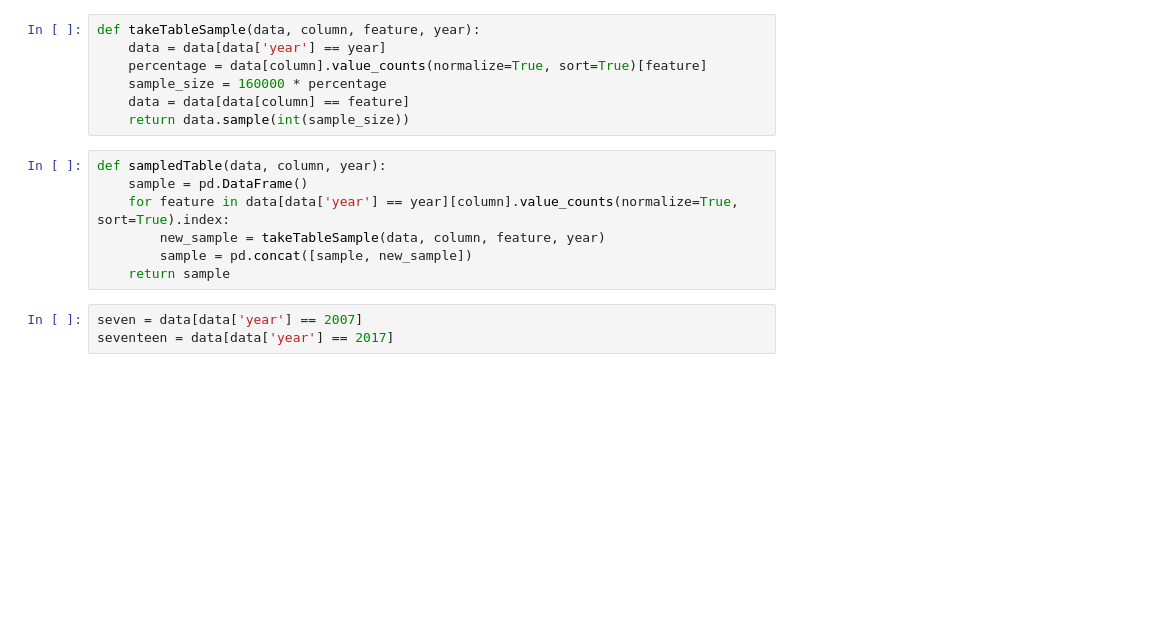
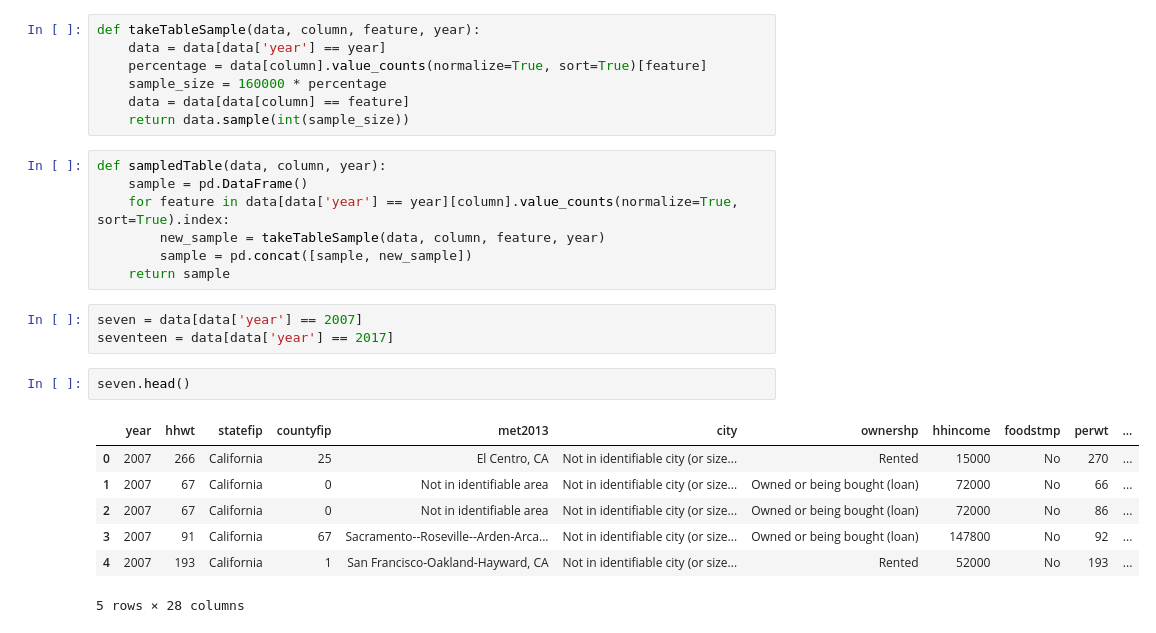
Before and after one commit to ds-modules/CP-113A, a Jupyter notebook: Sampling.ipynb, the cells around one changed output. Saved outputs shown, nothing was run; the diff lists cells and outputs as text; blank space fills up the shorter version.

```diff
--- a/Sampling.ipynb
+++ b/Sampling.ipynb
@@ -29,3 +29,13 @@ def sampledTable(data, column, year):
 # %%
 seven = data[data['year'] == 2007]
 seventeen = data[data['year'] == 2017]
+# %%
+seven.head()
+# %% [output]
+|  | year | hhwt | statefip | countyfip | met2013 | city | ownershp | hhincome | foodstmp | perwt | ... |
+| 0 | 2007 | 266 | California | 25 | El Centro, CA | Not in identifiable city (or size... | Rented | 15000 | No | 270 | ... |
+| 1 | 2007 | 67 | California | 0 | Not in identifiable area | Not in identifiable city (or size... | Owned or being bought (loan) | 72000 | No | 66 | ... |
+| 2 | 2007 | 67 | California | 0 | Not in identifiable area | Not in identifiable city (or size... | Owned or being bought (loan) | 72000 | No | 86 | ... |
+| 3 | 2007 | 91 | California | 67 | Sacramento--Roseville--Arden-Arca... | Not in identifiable city (or size... | Owned or being bought (loan) | 147800 | No | 92 | ... |
+| 4 | 2007 | 193 | California | 1 | San Francisco-Oakland-Hayward, CA | Not in identifiable city (or size... | Rented | 52000 | No | 193 | ... |
+5 rows × 28 columns
```
Also changed, not shown: parts of 2 cells of this notebook, 9 other files.
